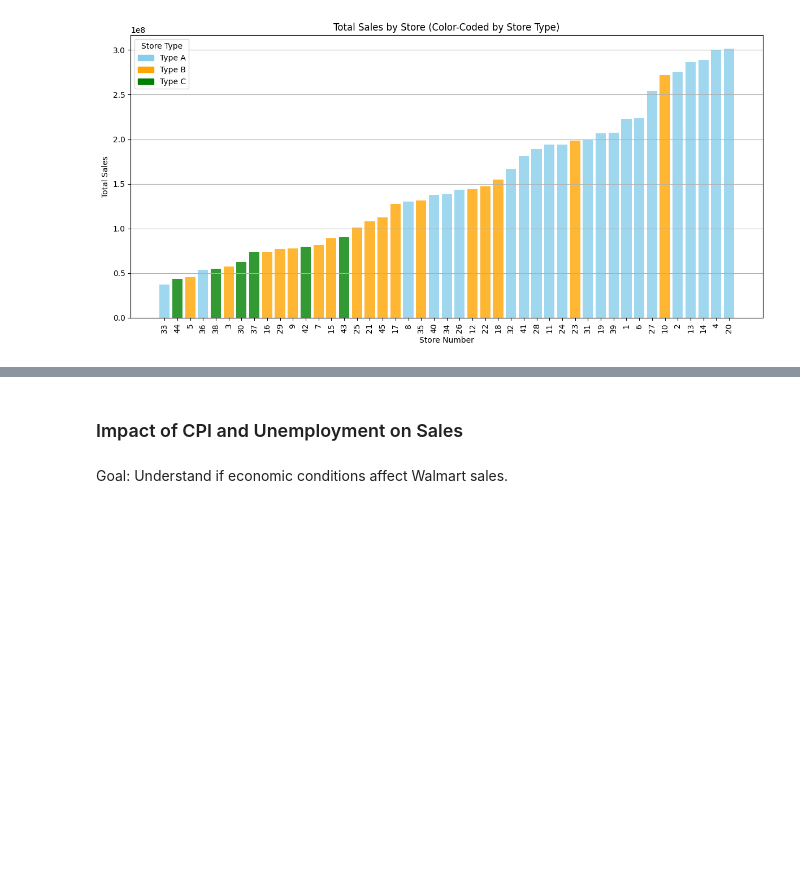
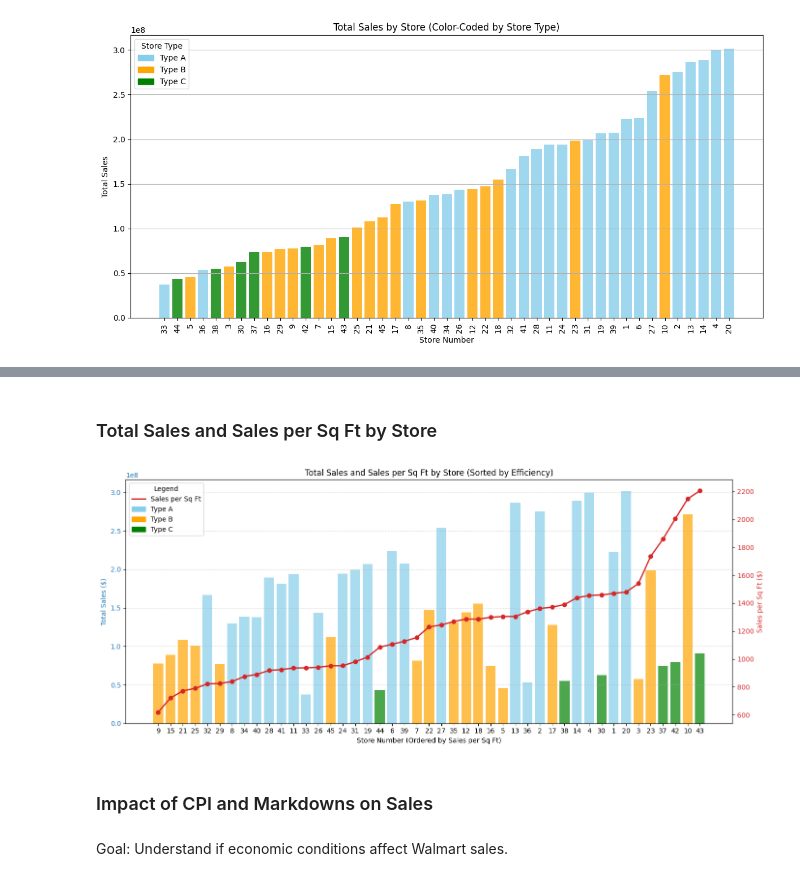
Before and after one commit to johnpospisil/walmart-sales, a Jupyter notebook: forecasting-walmart-sales.ipynb, the cells around one changed output, grey strips where cells are left out. Cells and saved outputs as stored; diff of their text form; code cells hidden in the pictures; blank space fills up the shorter version.

```diff
--- a/forecasting-walmart-sales.ipynb
+++ b/forecasting-walmart-sales.ipynb
@@ -788,4 +722,79 @@ plt.show()
+# %% [markdown]
+### Total Sales and Sales per Sq Ft by Store
+# %%
+import matplotlib.pyplot as plt
+import pandas as pd
+import seaborn as sns
+
+# Step 1: Aggregate data
+store_summary = (
+    train.groupby("Store", as_index=False)
+         .agg({
+             "Weekly_Sales": "sum",
+             "Size": "first",
+             "Type": "first"
+         })
+)
+store_summary["Sales_per_sqft"] = store_summary["Weekly_Sales"] / store_summary["Size"]
+
+# Step 2: Sort by sales per square foot and set categorical order for plotting
+store_summary.sort_values("Sales_per_sqft", inplace=True)
+store_summary["Store"] = store_summary["Store"].astype(str)
+store_summary["Store"] = pd.Categorical(store_summary["Store"], categories=store_summary["Store"], ordered=True)
+
+# Step 3: Color mapping by Type
+type_colors = {'A': 'skyblue', 'B': 'orange', 'C': 'green'}
+store_summary["Color"] = store_summary["Type"].map(type_colors)
+
+# Step 4: Plotting
+fig, ax1 = plt.subplots(figsize=(14,6))
+
+# Bar plot: Total Sales
+bars = ax1.bar(
+    store_summary["Store"],
+    store_summary["Weekly_Sales"],
+    color=store_summary["Color"],
+    alpha=0.7,
+    label="Total Sales"
+)
+ax1.set_ylabel("Total Sales ($)", color='tab:blue')
+ax1.tick_params(axis='y', labelcolor='tab:blue')
+
+# Line plot: Sales per Square Foot
+ax2 = ax1.twinx()
+ax2.plot(
+    store_summary["Store"],
+    store_summary["Sales_per_sqft"],
+    color='tab:red',
+    marker='o',
+    linewidth=2,
+    label="Sales per Sq Ft"
+)
+ax2.set_ylabel("Sales per Sq Ft ($)", color='tab:red')
+ax2.tick_params(axis='y', labelcolor='tab:red')
+
+# Titles and formatting
+plt.title("Total Sales and Sales per Sq Ft by Store (Sorted by Efficiency)")
+ax1.set_xlabel("Store Number (Ordered by Sales per Sq Ft)")
+plt.xticks(rotation=90)
+ax1.grid(axis='y', linestyle='--', alpha=0.5)
+
+# Custom legend
+legend_elements = [
+    plt.Line2D([0], [0], color='tab:red', lw=2, label='Sales per Sq Ft'),
+    plt.Rectangle((0,0),1,1, color='skyblue', label='Type A'),
+    plt.Rectangle((0,0),1,1, color='orange', label='Type B'),
+    plt.Rectangle((0,0),1,1, color='green', label='Type C')
+]
+ax1.legend(handles=legend_elements, title="Legend", loc='upper left')
+
+# Save and show
+plt.tight_layout()
+plt.savefig("Sales_and_Efficiency_by_Store.jpg", format="jpg", dpi=300)
+plt.show()
+# %% [output]
+[figure, added]
 # %% [markdown]
-### Impact of CPI and Unemployment on Sales
+### Impact of CPI and Markdowns on Sales
 # %% [markdown]
 Goal: Understand if economic conditions affect Walmart sales.
```
Also changed, not shown: parts of 27 cells of this notebook.
